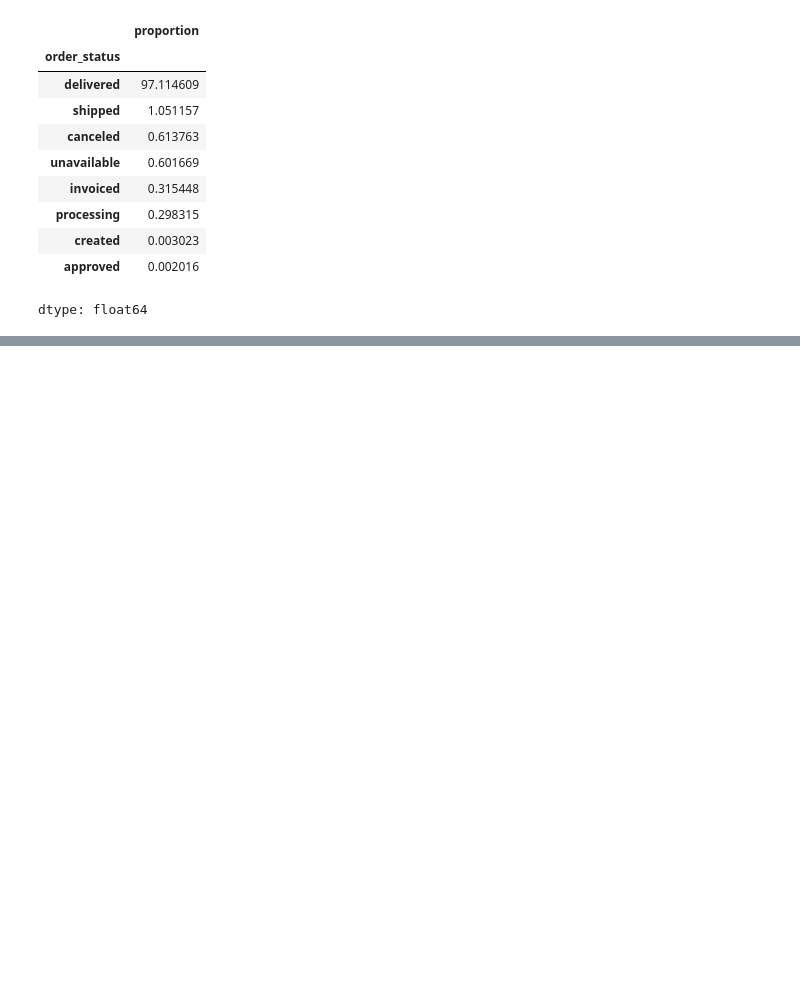
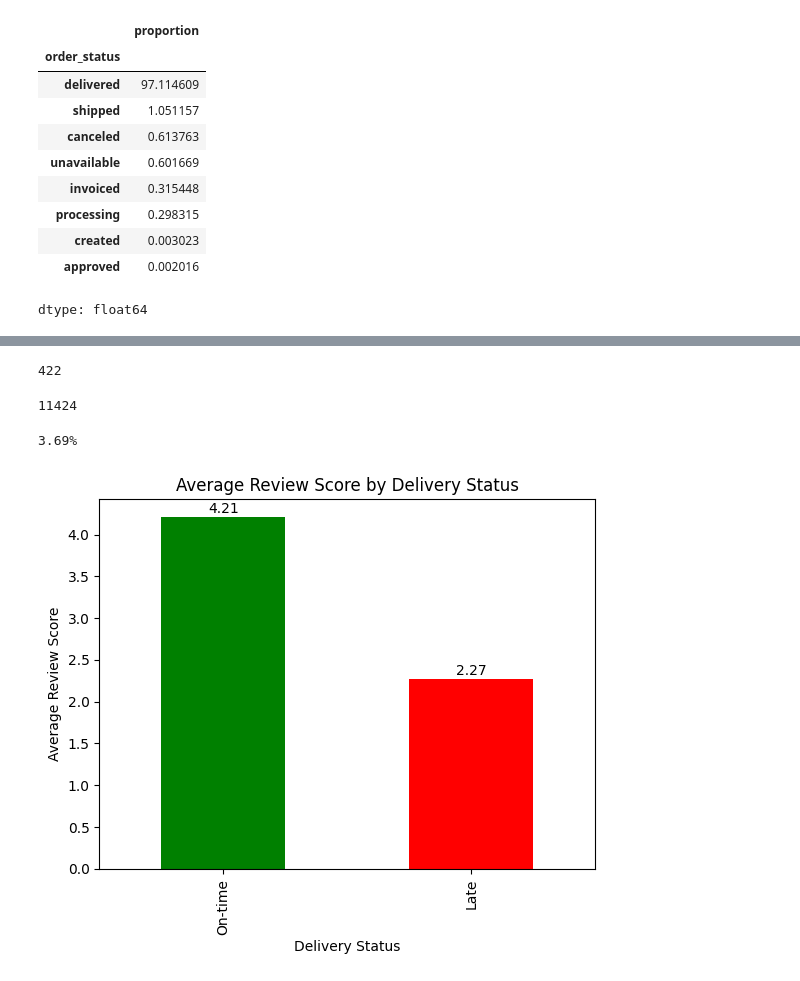
Before and after one commit to HannahPeyambari/Analyzing-customer-satisfaction, a Jupyter notebook: 01_Olist.ipynb, the cells around one changed output, grey strips where cells are left out. Drawn from its saved outputs; the diff is of its cells as text; code cells hidden in the pictures; blank space fills up the shorter version.

Commit message:
Add hypothesis testing: delivery delay, cancellation, and product category analysis

```diff
--- a/01_Olist.ipynb
+++ b/01_Olist.ipynb
@@ -267,0 +293,33 @@ dtype: float64
+# %%
+canceled_score_1 = merged_orders_reviews[(merged_orders_reviews['order_status'] == 'canceled') & (merged_orders_reviews['review_score'] == 1)]
+print(len(canceled_score_1))
+# %% [output]
+422
+# %%
+score_1 = merged_orders_reviews[merged_orders_reviews['review_score'] == 1]
+print(len(score_1))
+# %% [output]
+11424
+# %%
+canceled_score_1_percentage = len(canceled_score_1) / len(score_1) * 100
+print(f'{canceled_score_1_percentage:.2f}%')
+# %% [output]
+3.69%
+# %%
+# Prepare the data
+avg_scores = merged_orders_reviews.groupby('is_late')['review_score'].mean()
+avg_scores.index = ['On-time', 'Late']
+
+# Create the bar chart with custom colors
+avg_scores.plot(kind='bar', color=['green', 'red'])
+plt.title('Average Review Score by Delivery Status')
+plt.xlabel('Delivery Status')
+plt.ylabel('Average Review Score')
+
+# Add exact value labels on top of each bar
+for i, value in enumerate(avg_scores):
+    plt.text(i, value + 0.05, f'{value:.2f}', ha='center')
+
+plt.show()
+# %% [output]
+[figure, added]
```
Also changed, not shown: parts of 13 cells of this notebook.
